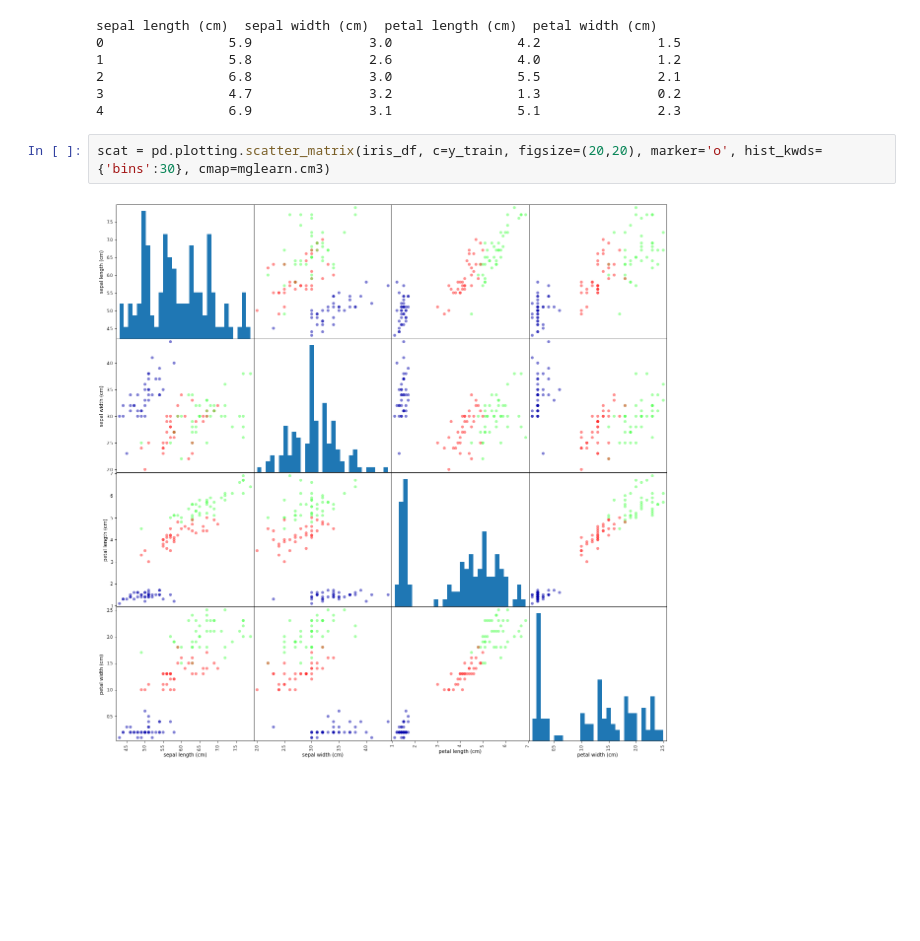
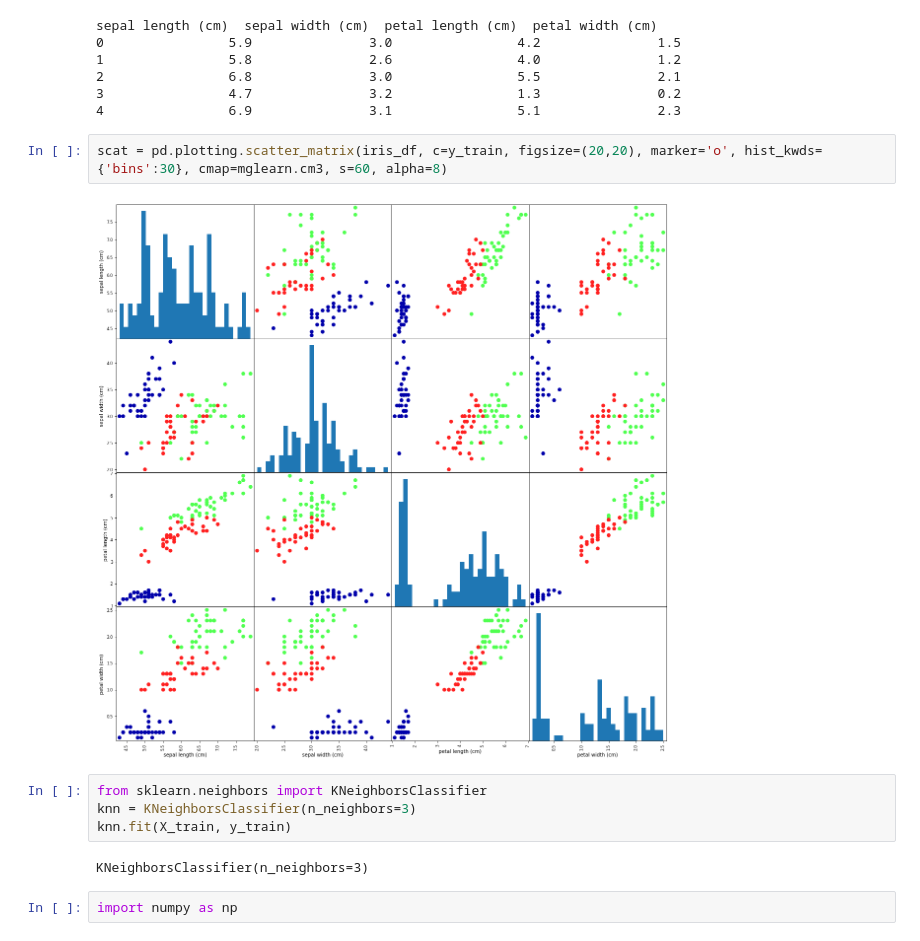
Before and after one commit to Minhaas/iris-knn-classification, a Jupyter notebook: iris_knn.ipynb, the cells around one changed output. Drawn from its saved outputs; the diff is of its cells as text; blank space fills up the shorter version.

```diff
--- a/iris_knn.ipynb
+++ b/iris_knn.ipynb
@@ -27,6 +27,14 @@ sepal length (cm)  sepal width (cm)  petal length (cm)  petal width (cm)
 3                4.7               3.2                1.3               0.2
 4                6.9               3.1                5.1               2.3
 # %%
-scat = pd.plotting.scatter_matrix(iris_df, c=y_train, figsize=(20,20), marker='o', hist_kwds={'bins':30}, cmap=mglearn.cm3)
+scat = pd.plotting.scatter_matrix(iris_df, c=y_train, figsize=(20,20), marker='o', hist_kwds={'bins':30}, cmap=mglearn.cm3, s=60, alpha=8)
 # %% [output]
-[figure, old version]
+[figure, new version]
+# %%
+from sklearn.neighbors import KNeighborsClassifier
+knn = KNeighborsClassifier(n_neighbors=3)
+knn.fit(X_train, y_train)
+# %% [output]
+KNeighborsClassifier(n_neighbors=3)
+# %%
+import numpy as np
```
Also changed, not shown: parts of 3 cells of this notebook, 1 other file.
